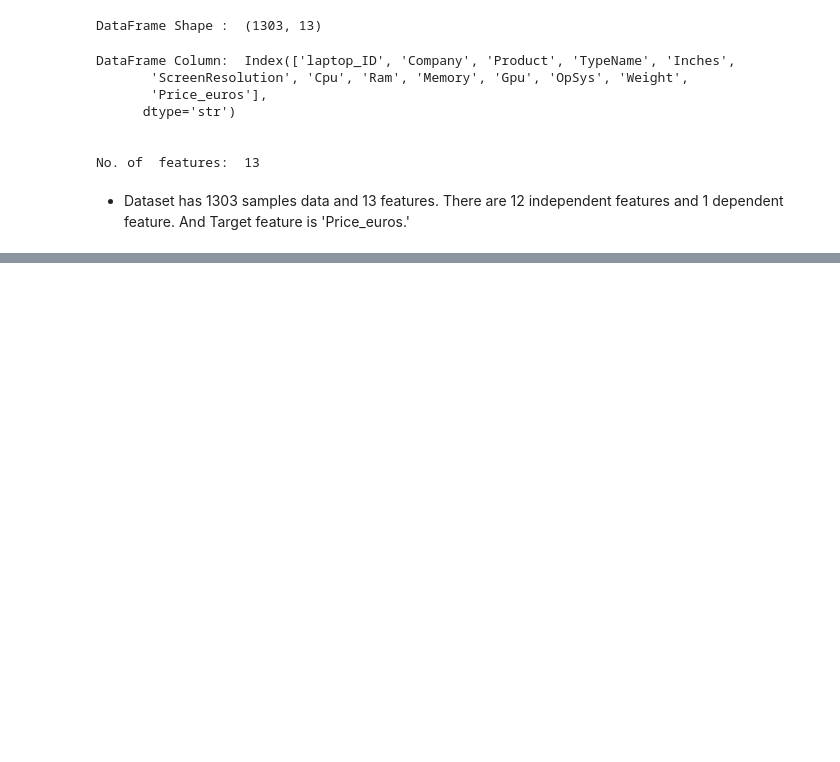
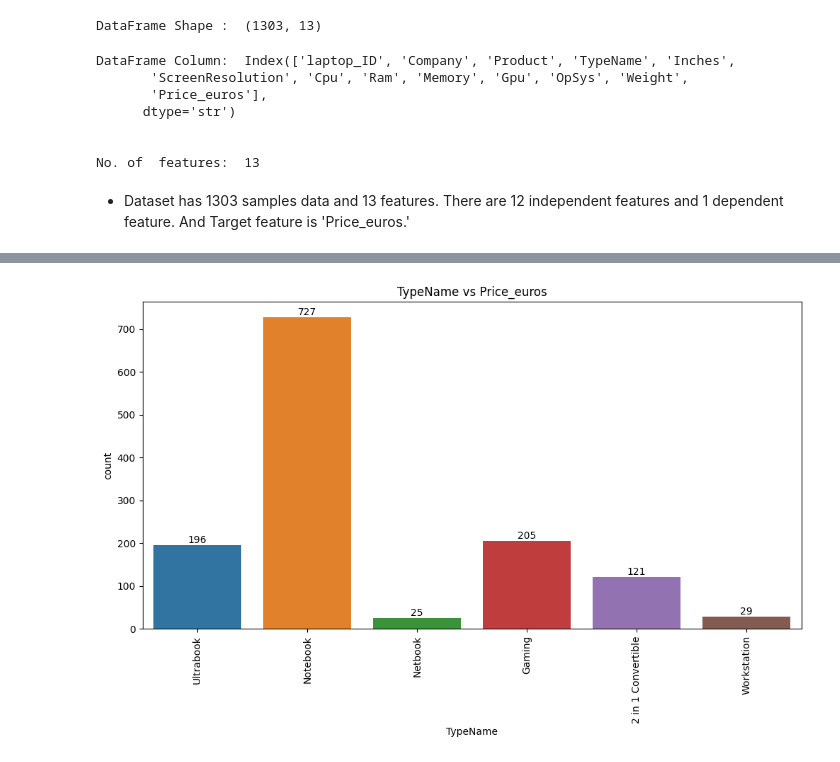
Before and after one commit to AnantVerma-2022/Linear-Regression-Laptop-Price-Predictions, a Jupyter notebook: laptop_price_prediction.ipynb, the cells around one changed output, grey strips where cells are left out. Cells and saved outputs as stored; diff of their text form; code cells hidden in the pictures; blank space fills up the shorter version.

```diff
--- a/laptop_price_prediction.ipynb
+++ b/laptop_price_prediction.ipynb
@@ -90,0 +393,13 @@ No. of  features:  13
+# %%
+# Visualizing the TypeName
+
+plt.figure(figsize = (12,6))
+ax = sns.countplot(data = dataset, x = dataset['TypeName'], palette = 'tab10')
+
+for label in ax.containers:
+    ax.bar_label(label)
+plt.title('TypeName vs Price_euros')
+plt.xticks(rotation = 'vertical')
+plt.show()
+# %% [output]
+[figure, added]
```
Also changed, not shown: parts of 37 cells of this notebook.
